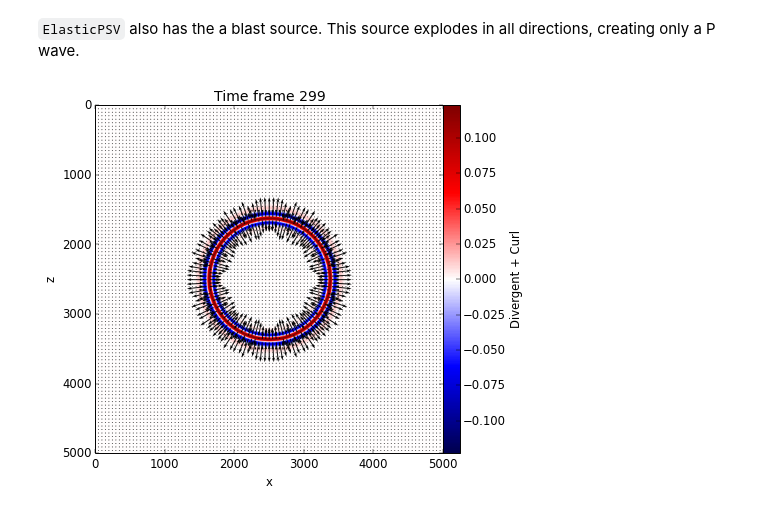
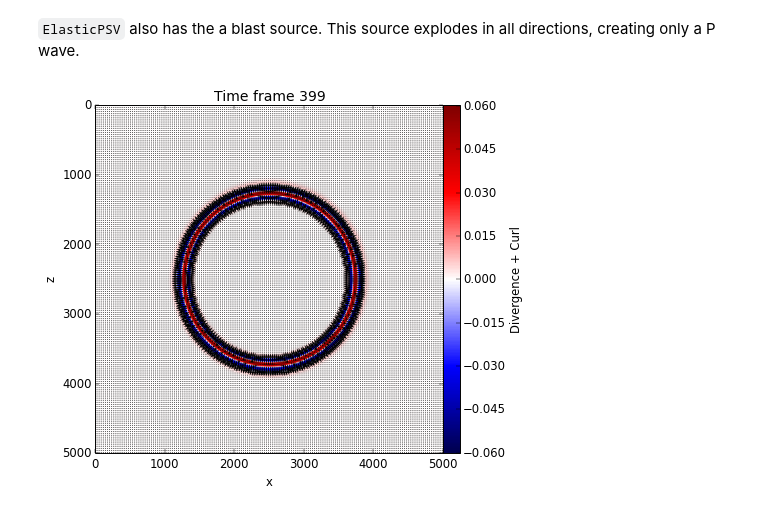
Before and after one commit to fatiando/prototypes, a Jupyter notebook: wavefd-simulation-class.ipynb, the cells around one changed output. Cells and saved outputs as stored; diff of their text form; code cells hidden in the pictures.

Commit message:
Better animations for blast source

```diff
--- a/wavefd-simulation-class.ipynb
+++ b/wavefd-simulation-class.ipynb
@@ -558,18 +558,22 @@ class ElasticPSV(WaveFD2D):
     def add_blast_source(self, position, wavelet):
         nz, nx = self.shape
         i, j = position
-        tmp = np.sqrt(2)
-        locations = [[i - 1, j - 1, -1, -1],
-                     [i - 1, j, 0, -tmp],
-                     [i - 1,j + 1, 1, -1],
-                     [i, j - 1, -tmp, 0],
-                     [i, j + 1, tmp, 0],
-                     [i + 1, j - 1, -1, 1],
-                     [i + 1, j, 0, tmp],
-                     [i + 1, j + 1, 1, 1]]
+        amp = 0.5
+        locations = [
+            [i - 1, j    ,    0,   -1],
+            [i + 1, j    ,    0,    1],
+            [i    , j - 1,   -1,    0],
+            [i    , j + 1,    1,    0],
+            [i - 1, j - 1, -amp, -amp],
+            [i + 1, j - 1, -amp,  amp],
+            [i - 1, j + 1,  amp, -amp],
+            [i + 1, j + 1,  amp,  amp],
+            ]
         for k, l, xamp, zamp in locations:
             if k >= 0 and k < nz and l >= 0 and l < nx:
-                self.sources.append([[k, l], xamp*wavelet, zamp*wavelet])
+                xwav = xamp*wavelet
+                zwav = zamp*wavelet
+                self.sources.append([[k, l], xwav, zwav])
 
     def add_point_source(self, position, dip, wavelet):
         d2r = np.pi/180
@@ -593,7 +597,7 @@ class ElasticPSV(WaveFD2D):
             data = p + s
             scale = np.abs(data).max()
             mpl.imshow(data, cmap=cmap, extent=extent, vmin=-scale, vmax=scale)
-            mpl.colorbar(pad=0).set_label('Divergent + Curl')
+            mpl.colorbar(pad=0).set_label('Divergence + Curl')
         if 'particles' in plottype:
             every_particle = kwargs.get('every_particle', 5)
             markersize = kwargs.get('markersize', 1)
@@ -743,7 +747,7 @@ class ElasticPSV(WaveFD2D):
                 imshow_args['vmin'] = -cutoff
                 imshow_args['vmax'] = cutoff
             wavefield = ax.imshow(np.zeros(self.shape), **imshow_args)
-            ax.get_figure().colorbar(wavefield, pad=0).set_label('Divergent + Curl')
+            ax.get_figure().colorbar(wavefield, pad=0).set_label('Divergence + Curl')
         xs = np.linspace(0, dx, nx)[::every_particle]
         zs = np.linspace(0, dz, nz)[::every_particle]
         x, z = np.meshgrid(xs, zs)
@@ -885,9 +889,9 @@ reloaded.animate(every=5, cutoff=0.1, plottype=['wavefield', 'vectors'], scale=2
 sim = ElasticPSV(pvel, svel, density, spacing=10)
 sim.add_blast_source((shape[0]//2, shape[1]//2), wavelet=Ricker(5, 20, 1/20))
 # %%
-sim.run(300)
+sim.run(400)
 # %%
-sim.snapshot(-1, embed=True, plottype=['wavefield', 'vectors'], scale=100)
+sim.snapshot(-1, embed=True, plottype=['wavefield', 'vectors'], every_particle=3, scale=100)
 # %% [output]
-[figure, old version]
+[figure, new version]
 # %%
```
Also changed, not shown: parts of 14 cells of this notebook.
